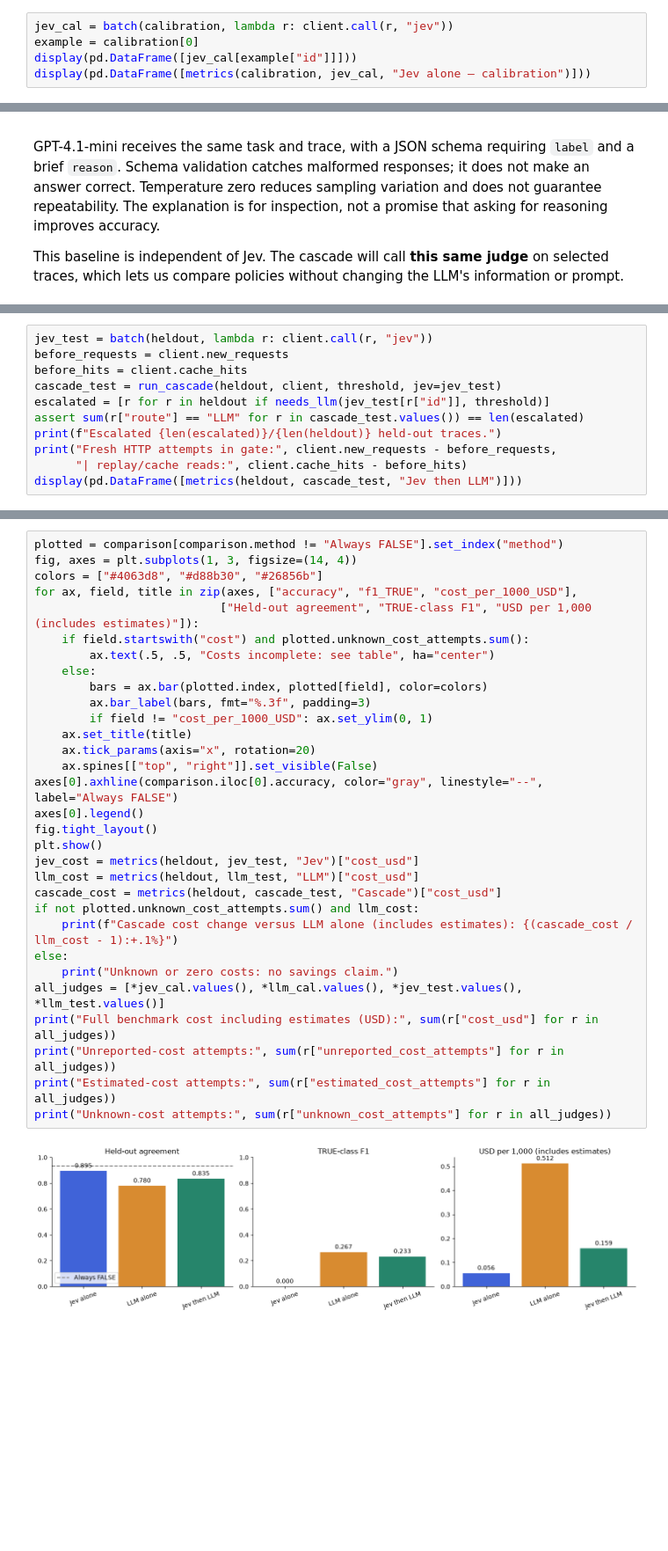
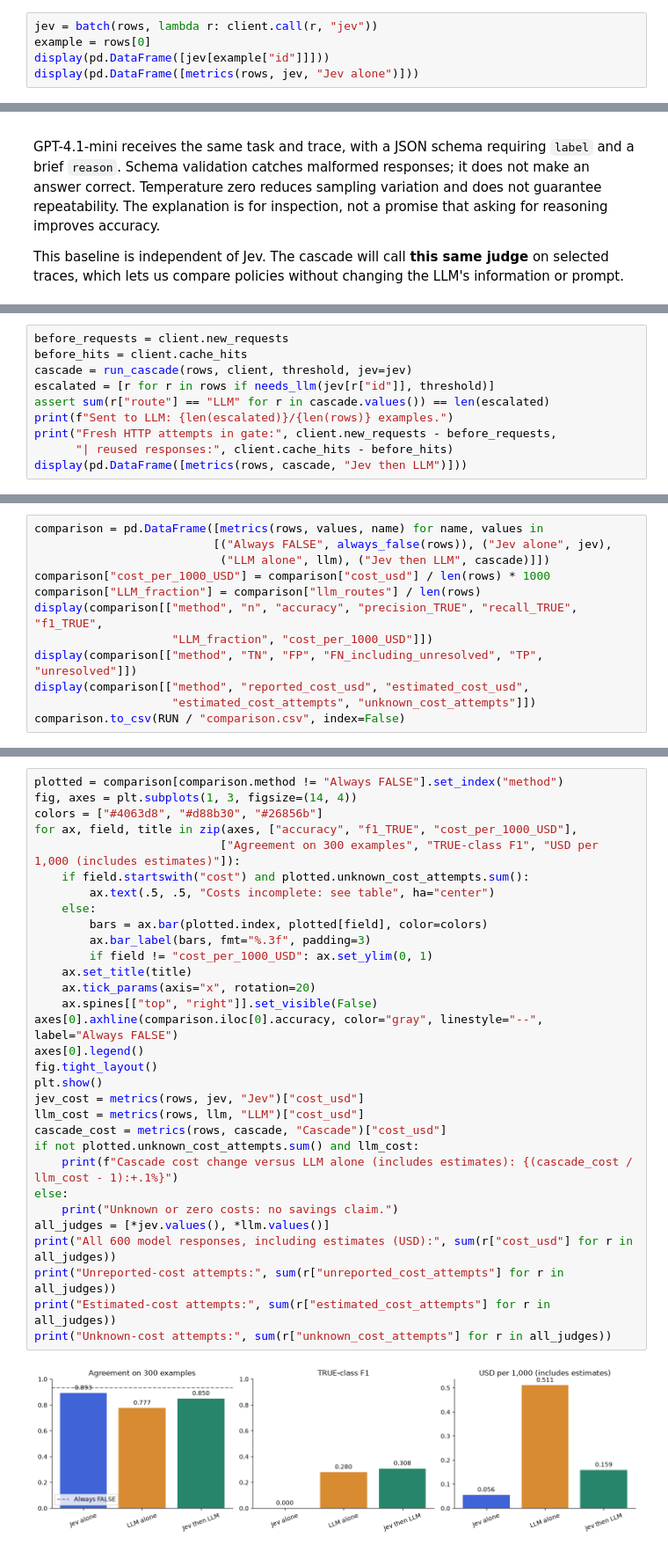
Before and after one commit to The-Gen-Academy/Mastering-Agentic-AI-Week4-Session1, a Jupyter notebook: AI-Evals-Principles/routing_agent_evals/llm_as_judge.ipynb, the cells around one changed output, grey strips where cells are left out. Shown at 88% size. Drawn from its saved outputs; the diff is of its cells as text; blank space fills up the shorter version.

Commit message:
Use fixed Jev confidence cutoff on all 300 examples

```diff
--- a/AI-Evals-Principles/routing_agent_evals/llm_as_judge.ipynb
+++ b/AI-Evals-Principles/routing_agent_evals/llm_as_judge.ipynb
@@ -234,9 +212,9 @@ and check its relationship with errors on our own data.
 [Choice documentation](https://docs.typesafe.ai/primitives/choice) ·
 [Confidence definition](https://docs.typesafe.ai/confidence)
 # %%
-jev_cal = batch(calibration, lambda r: client.call(r, "jev"))
-example = calibration[0]
-display(pd.DataFrame([jev_cal[example["id"]]]))
-display(pd.DataFrame([metrics(calibration, jev_cal, "Jev alone — calibration")]))
+jev = batch(rows, lambda r: client.call(r, "jev"))
+example = rows[0]
+display(pd.DataFrame([jev[example["id"]]]))
+display(pd.DataFrame([metrics(rows, jev, "Jev alone")]))
 # %% [output]
 |  | id | stage | request_hash | cost_usd | reported_cost_usd | estimated_cost_usd | estimated_cost_attempts | ... |
@@ -330,12 +294,11 @@ comparison. LLM answers already obtained during escalation are reused.
 # %%
-jev_test = batch(heldout, lambda r: client.call(r, "jev"))
 before_requests = client.new_requests
 before_hits = client.cache_hits
-cascade_test = run_cascade(heldout, client, threshold, jev=jev_test)
-escalated = [r for r in heldout if needs_llm(jev_test[r["id"]], threshold)]
-assert sum(r["route"] == "LLM" for r in cascade_test.values()) == len(escalated)
-print(f"Escalated {len(escalated)}/{len(heldout)} held-out traces.")
+cascade = run_cascade(rows, client, threshold, jev=jev)
+escalated = [r for r in rows if needs_llm(jev[r["id"]], threshold)]
+assert sum(r["route"] == "LLM" for r in cascade.values()) == len(escalated)
+print(f"Sent to LLM: {len(escalated)}/{len(rows)} examples.")
 print("Fresh HTTP attempts in gate:", client.new_requests - before_requests,
-      "| replay/cache reads:", client.cache_hits - before_hits)
-display(pd.DataFrame([metrics(heldout, cascade_test, "Jev then LLM")]))
+      "| reused responses:", client.cache_hits - before_hits)
+display(pd.DataFrame([metrics(rows, cascade, "Jev then LLM")]))
 # %% [output]
@@ -408,2 +342,14 @@ benchmark order can warm the provider's prompt cache; deployment traffic may hav
 different hit rate. Comparing the same recorded LLM judgments isolates the routing-policy
 effect but does not quote an exact future production bill.
+# %%
+comparison = pd.DataFrame([metrics(rows, values, name) for name, values in
+                          [("Always FALSE", always_false(rows)), ("Jev alone", jev),
+                           ("LLM alone", llm), ("Jev then LLM", cascade)]])
+comparison["cost_per_1000_USD"] = comparison["cost_usd"] / len(rows) * 1000
+comparison["LLM_fraction"] = comparison["llm_routes"] / len(rows)
+display(comparison[["method", "n", "accuracy", "precision_TRUE", "recall_TRUE", "f1_TRUE",
+                    "LLM_fraction", "cost_per_1000_USD"]])
+display(comparison[["method", "TN", "FP", "FN_including_unresolved", "TP", "unresolved"]])
+display(comparison[["method", "reported_cost_usd", "estimated_cost_usd",
+                    "estimated_cost_attempts", "unknown_cost_attempts"]])
+comparison.to_csv(RUN / "comparison.csv", index=False)
@@ -410,33 +372,33 @@ effect but does not quote an exact future production bill.
 # %%
 plotted = comparison[comparison.method != "Always FALSE"].set_index("method")
 fig, axes = plt.subplots(1, 3, figsize=(14, 4))
 colors = ["#4063d8", "#d88b30", "#26856b"]
 for ax, field, title in zip(axes, ["accuracy", "f1_TRUE", "cost_per_1000_USD"],
-                           ["Held-out agreement", "TRUE-class F1", "USD per 1,000 (includes estimates)"]):
+                           ["Agreement on 300 examples", "TRUE-class F1", "USD per 1,000 (includes estimates)"]):
     if field.startswith("cost") and plotted.unknown_cost_attempts.sum():
         ax.text(.5, .5, "Costs incomplete: see table", ha="center")
     else:
         bars = ax.bar(plotted.index, plotted[field], color=colors)
         ax.bar_label(bars, fmt="%.3f", padding=3)
         if field != "cost_per_1000_USD": ax.set_ylim(0, 1)
     ax.set_title(title)
     ax.tick_params(axis="x", rotation=20)
     ax.spines[["top", "right"]].set_visible(False)
 axes[0].axhline(comparison.iloc[0].accuracy, color="gray", linestyle="--", label="Always FALSE")
 axes[0].legend()
 fig.tight_layout()
 plt.show()
-jev_cost = metrics(heldout, jev_test, "Jev")["cost_usd"]
-llm_cost = metrics(heldout, llm_test, "LLM")["cost_usd"]
-cascade_cost = metrics(heldout, cascade_test, "Cascade")["cost_usd"]
+jev_cost = metrics(rows, jev, "Jev")["cost_usd"]
+llm_cost = metrics(rows, llm, "LLM")["cost_usd"]
+cascade_cost = metrics(rows, cascade, "Cascade")["cost_usd"]
 if not plotted.unknown_cost_attempts.sum() and llm_cost:
     print(f"Cascade cost change versus LLM alone (includes estimates): {(cascade_cost / llm_cost - 1):+.1%}")
 else:
     print("Unknown or zero costs: no savings claim.")
-all_judges = [*jev_cal.values(), *llm_cal.values(), *jev_test.values(), *llm_test.values()]
-print("Full benchmark cost including estimates (USD):", sum(r["cost_usd"] for r in all_judges))
+all_judges = [*jev.values(), *llm.values()]
+print("All 600 model responses, including estimates (USD):", sum(r["cost_usd"] for r in all_judges))
 print("Unreported-cost attempts:", sum(r["unreported_cost_attempts"] for r in all_judges))
 print("Estimated-cost attempts:", sum(r["estimated_cost_attempts"] for r in all_judges))
 print("Unknown-cost attempts:", sum(r["unknown_cost_attempts"] for r in all_judges))
 # %% [output]
-[figure, old version]
+[figure, new version]
```
Also changed, not shown: parts of 19 cells of this notebook, 4 other files.
